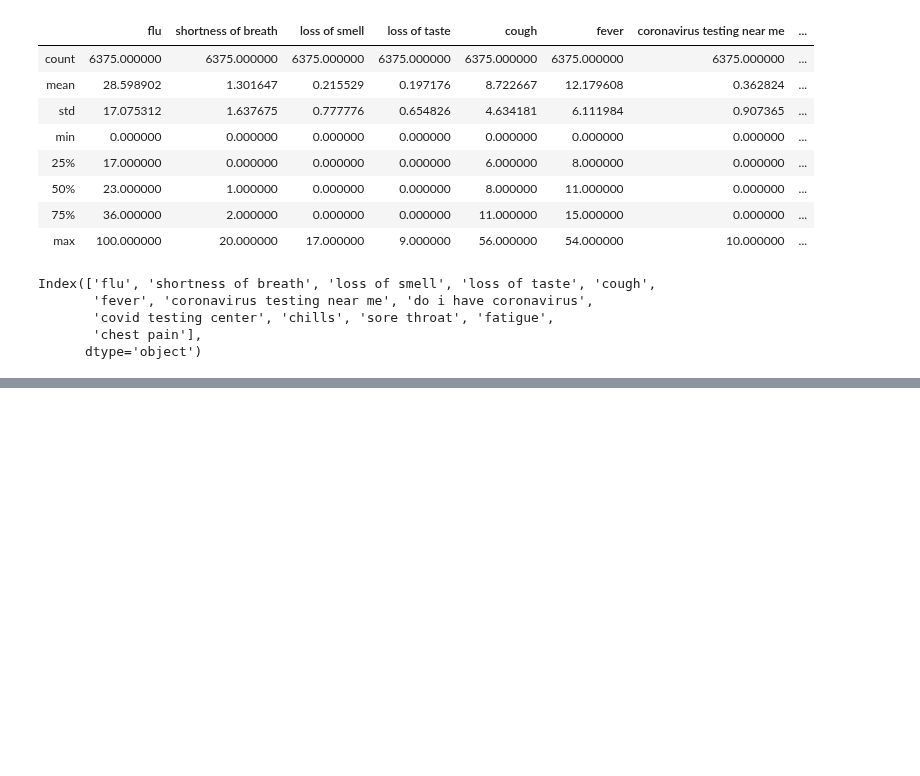
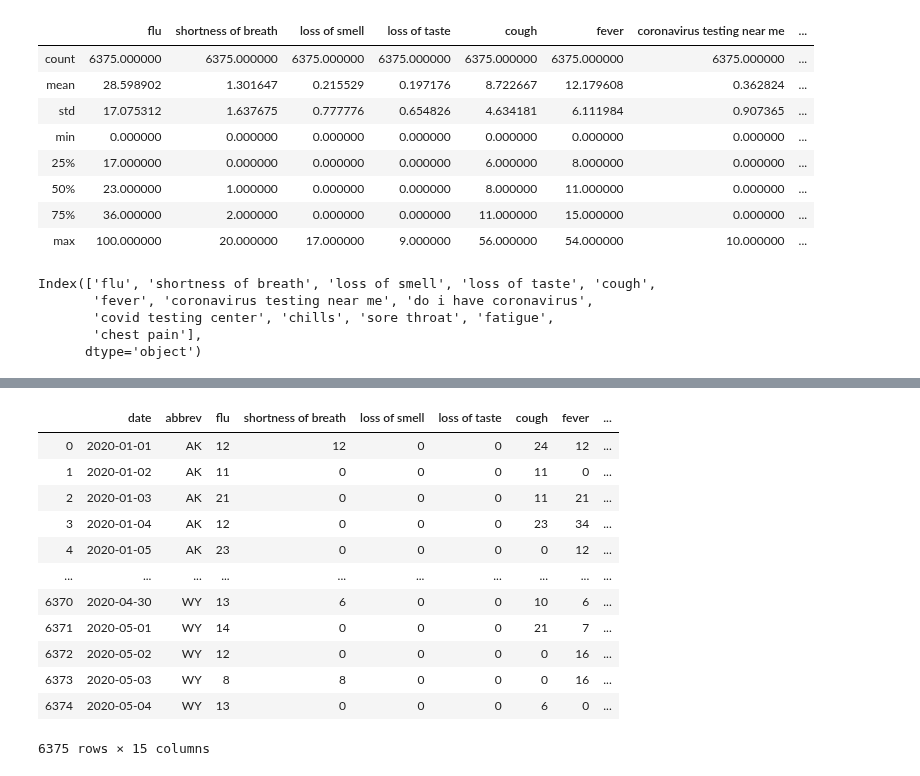
Before and after one commit to spotted-d/RNN_covid19_modeling, a Jupyter notebook: data_extraction/data_extracts.ipynb, the cells around one changed output, grey strips where cells are left out. Saved outputs shown, nothing was run; the diff lists cells and outputs as text; code cells hidden in the pictures; blank space fills up the shorter version.

```diff
--- a/data_extraction/data_extracts.ipynb
+++ b/data_extraction/data_extracts.ipynb
@@ -487,0 +502,16 @@ Index(['flu', 'shortness of breath', 'loss of smell', 'loss of taste', 'cough',
+# %%
+queries_master
+# %% [output]
+|  | date | abbrev | flu | shortness of breath | loss of smell | loss of taste | cough | fever | ... |
+| 0 | 2020-01-01 | AK | 12 | 12 | 0 | 0 | 24 | 12 | ... |
+| 1 | 2020-01-02 | AK | 11 | 0 | 0 | 0 | 11 | 0 | ... |
+| 2 | 2020-01-03 | AK | 21 | 0 | 0 | 0 | 11 | 21 | ... |
+| 3 | 2020-01-04 | AK | 12 | 0 | 0 | 0 | 23 | 34 | ... |
+| 4 | 2020-01-05 | AK | 23 | 0 | 0 | 0 | 0 | 12 | ... |
+| ... | ... | ... | ... | ... | ... | ... | ... | ... | ... |
+| 6370 | 2020-04-30 | WY | 13 | 6 | 0 | 0 | 10 | 6 | ... |
+| 6371 | 2020-05-01 | WY | 14 | 0 | 0 | 0 | 21 | 7 | ... |
+| 6372 | 2020-05-02 | WY | 12 | 0 | 0 | 0 | 0 | 16 | ... |
+| 6373 | 2020-05-03 | WY | 8 | 8 | 0 | 0 | 0 | 16 | ... |
+| 6374 | 2020-05-04 | WY | 13 | 0 | 0 | 0 | 6 | 0 | ... |
+6375 rows × 15 columns
```
Also changed, not shown: parts of 4 cells of this notebook, 3 other files.
